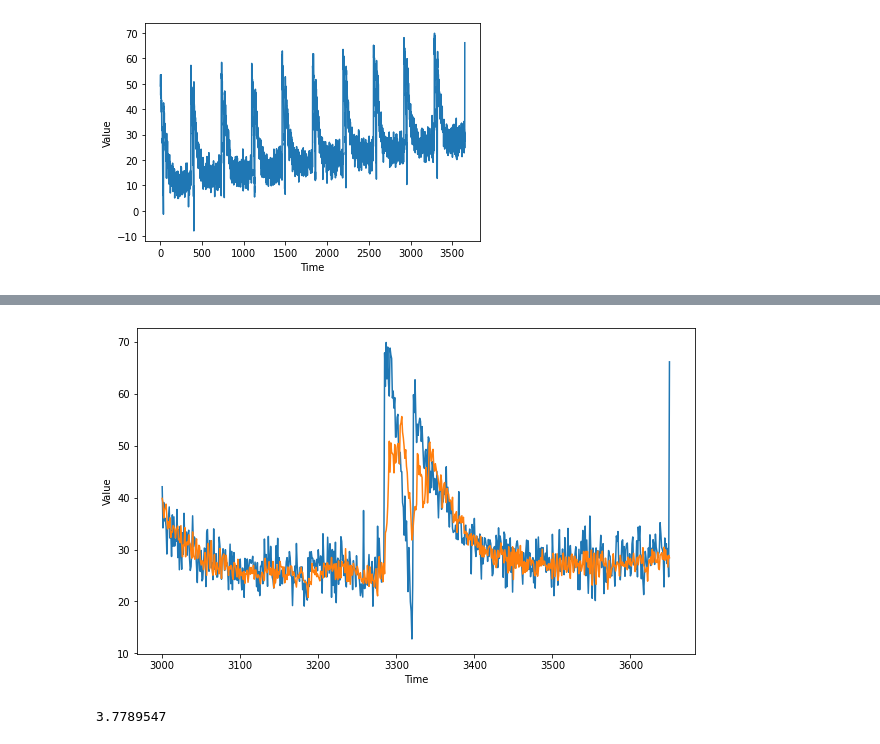
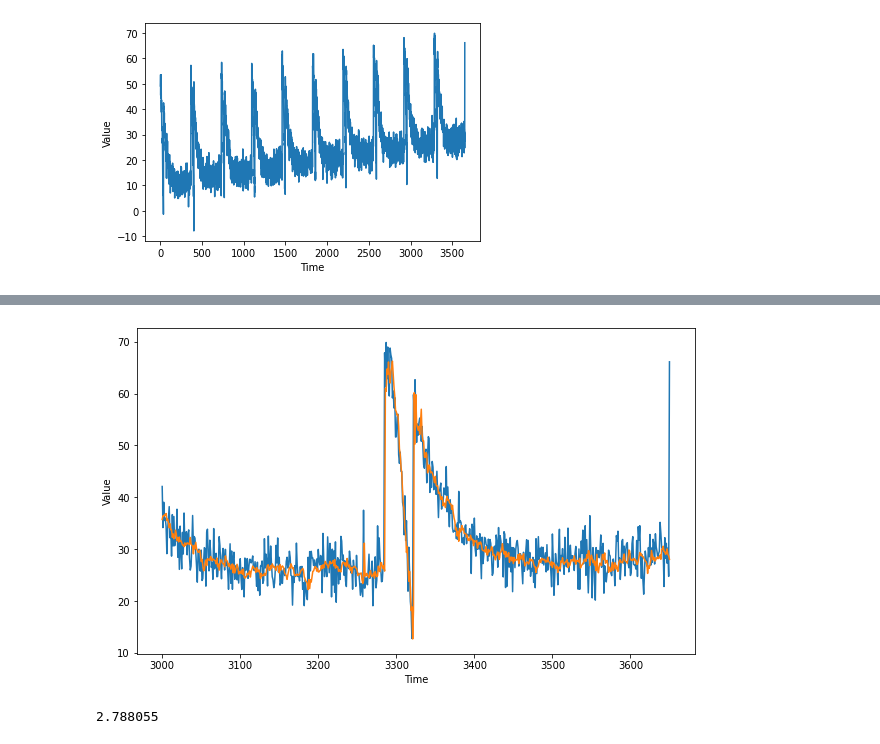
Before and after one commit to vijaynadimpalli/dlaicourse, a Jupyter notebook: TensorFlow In Practice/Course 4 - S+P/S+P_Week_2_Exercise_Question.ipynb, the cells around one changed output, grey strips where cells are left out. Drawn from its saved outputs; the diff is of its cells as text; code cells hidden in the pictures.

```diff
--- a/TensorFlow In Practice/Course 4 - S+P/S+P_Week_2_Exercise_Question.ipynb
+++ b/TensorFlow In Practice/Course 4 - S+P/S+P_Week_2_Exercise_Question.ipynb
@@ -109,11 +107,12 @@ dataset = windowed_dataset(x_train, window_size, batch_size, shuffle_buffer_size
 
 
 model = tf.keras.models.Sequential([
-    tf.keras.layers.Dense(100,input_shape = [window_size]),
-    tf.keras.layers.Dense(10, activation="relu"),
+    tf.keras.layers.Dense(500,input_shape = [window_size]),
+    tf.keras.layers.Dense(250, activation="relu"),
     tf.keras.layers.Dense(1)
 ])
 
-model.compile(loss=tf.keras.losses.Huber(), optimizer=tf.keras.optimizers.SGD(1e-7,0.9))
-model.fit(dataset,epochs=100,verbose=0)
+#lr_scheduler = tf.keras.callbacks.LearningRateScheduler(lambda epoch: 1e-6 * 10**(epoch/20))
+model.compile(loss=tf.keras.losses.Huber(), optimizer=tf.keras.optimizers.Adam(1e-4))
+model.fit(dataset,epochs=100,callbacks=[])
 # %% [output]
@@ -121,21 +140,21 @@ model.fit(dataset,epochs=100,verbose=0)
 # %%
 forecast = []
 for time in range(len(series) - window_size):
-  forecast.append(model.predict(series[time:time + window_size][np.newaxis]))
+  forecast.append(model.predict(np.expand_dims(series[time:time + window_size],axis=0)))
 
 forecast = forecast[split_time-window_size:]
 results = np.array(forecast)[:, 0, 0]
 
 
 plt.figure(figsize=(10, 6))
 
 plot_series(time_valid, x_valid)
 plot_series(time_valid, results)
 # %% [output]
-[figure, old version]
+[figure, new version]
 # %%
 tf.keras.metrics.mean_absolute_error(x_valid, results).numpy()
 # EXPECTED OUTPUT
 # A Value less than 3
 # %% [output]
-3.7789547
+2.788055
```
Also changed, not shown: parts of 4 cells of this notebook.
